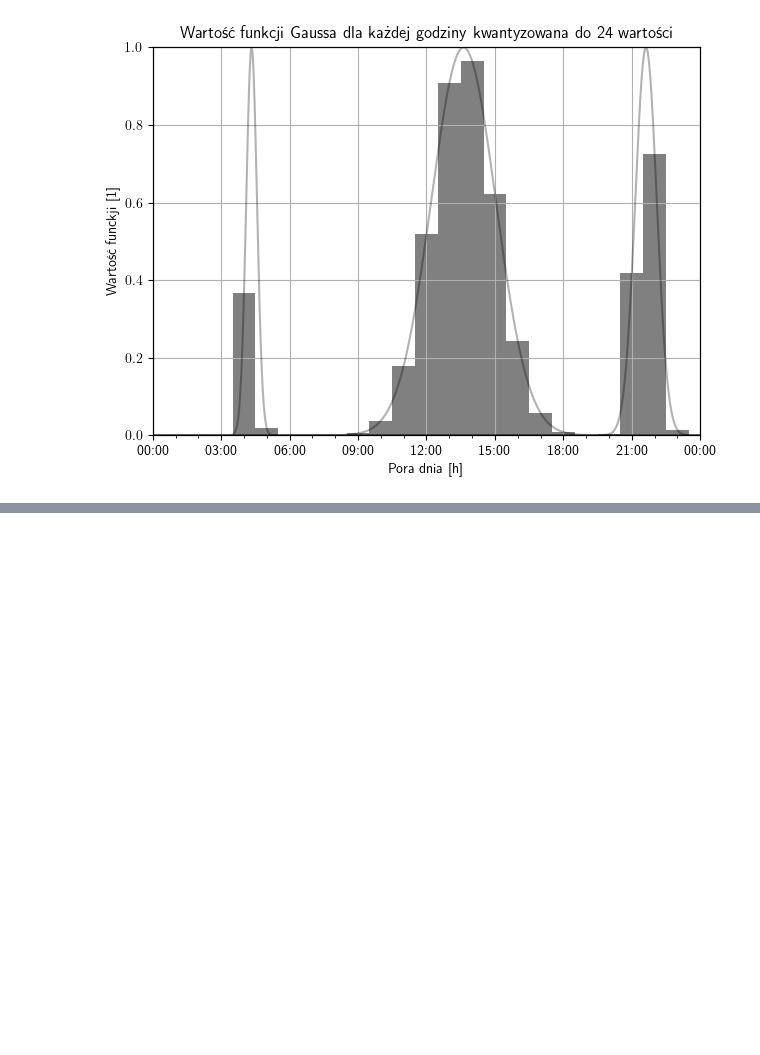
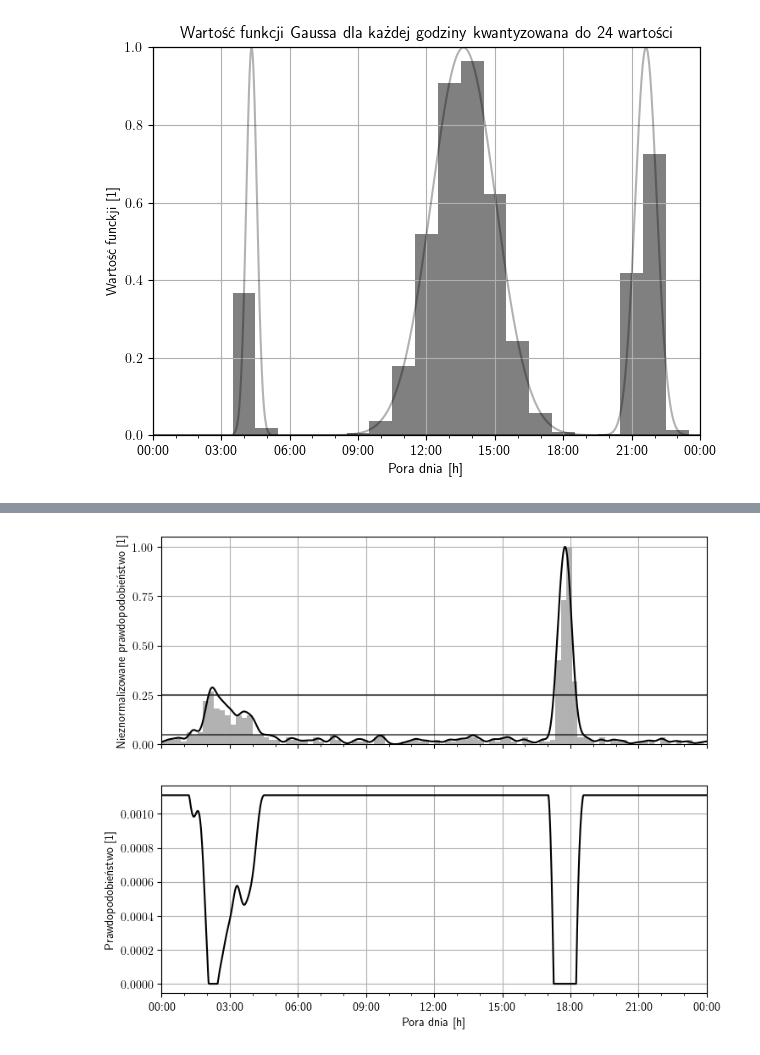
Before and after one commit to mlodybercik/self-learning-homeautomation, a Jupyter notebook: research/vis.ipynb, the cells around one changed output, grey strips where cells are left out. Drawn from its saved outputs; the diff is of its cells as text; code cells hidden in the pictures; blank space fills up the shorter version.

```diff
--- a/research/vis.ipynb
+++ b/research/vis.ipynb
@@ -62,0 +80,50 @@ plt.savefig("../thesis/img/time_param.pdf", bbox_inches="tight")
+# %%
+np.random.seed(0x2137)
+WIDTH = 0.0075
+CLIP_AT = (0.75, 0.95)
+# time_range += 1 / (width * np.sqrt(2 * np.pi)) * np.exp(-0.5 * ((_range - location) / width) ** 2)
+
+actions = np.concatenate((np.random.normal(0.74, 0.01, 200), np.random.normal(0.12, 0.04, 135), np.random.normal(0.5, 0.5, 200)))
+X = np.linspace(0, 1, 1024)
+Y = np.zeros_like(X)
+
+for action in actions:
+    Y += 1 / (WIDTH * np.sqrt(2 * np.pi)) * np.exp(-0.5 * ((X - action) / WIDTH) ** 2)
+
+fig, (ax1, ax2) = plt.subplots(2, 1, figsize=(8.3, 7), sharex=True)
+ax1.set_xticks(np.linspace(0, 1, 9))
+ax1.xaxis.set_major_formatter(get_time_format)
+ax1.xaxis.set_minor_locator(LinearLocator(25))
+ax1.set_xlim(0, 1)
+
+hist, _ = np.histogram(actions, 100, range=(0, 1))
+hist = hist.astype(float)
+hist /= hist.max()
+Y /= Y.max()
+
+ax1.set_yticks(np.linspace(0, 1, 5))
+ax1.plot(X, Y, color="black")
+Y = Y.max() - Y
+ax1.bar(np.linspace(0, 1, 100), hist, 1/100, color="black", alpha=0.3)
+ax1.set_ylabel("Nieznormalizowane prawdopodobieństwo [1]")
+# ax1.set_xlabel("Pora dnia [h]")
+
+ax1.grid()
+ax1.hlines([1 - CLIP_AT[0], 1 - CLIP_AT[1]], [0, 0], [1, 1], color="black", alpha=0.6)
+ax1.set_ylim(0, ax1.get_ylim()[1])
+
+y_ = np.clip(Y, *CLIP_AT)
+y_ -= y_.min()
+ax2.plot(X, y_ / y_.sum(), color="black")
+ax2.set_xticks(np.linspace(0, 1, 9))
+ax2.xaxis.set_major_formatter(get_time_format)
+ax2.xaxis.set_minor_locator(LinearLocator(25))
+ax2.set_xlim(0, 1)
+ax2.grid()
+
+ax2.set_xlabel("Pora dnia [h]")
+ax2.set_ylabel("Prawdopodobieństwo [1]")
+
+plt.savefig("../thesis/img/transformation.pdf", bbox_inches="tight")
+# %% [output]
+[figure, added]
```
Also changed, not shown: parts of 2 cells of this notebook, 19 other files.
